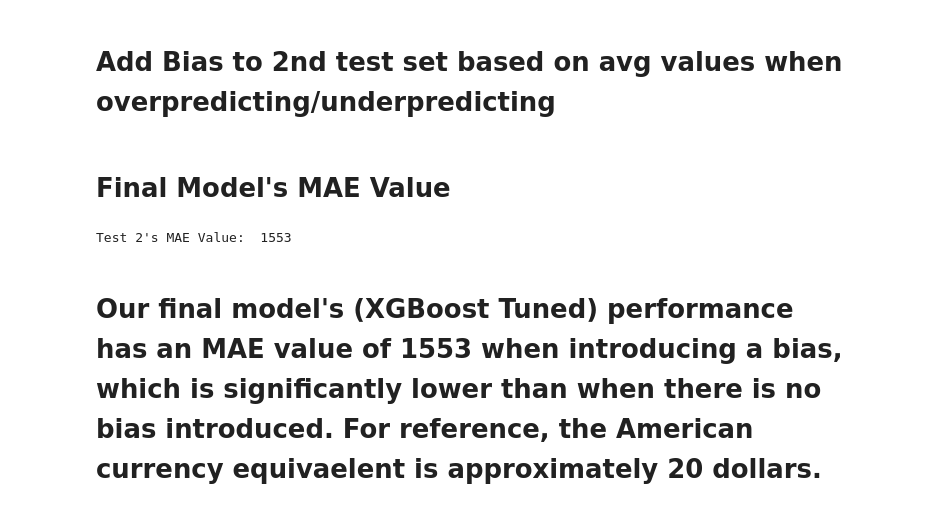
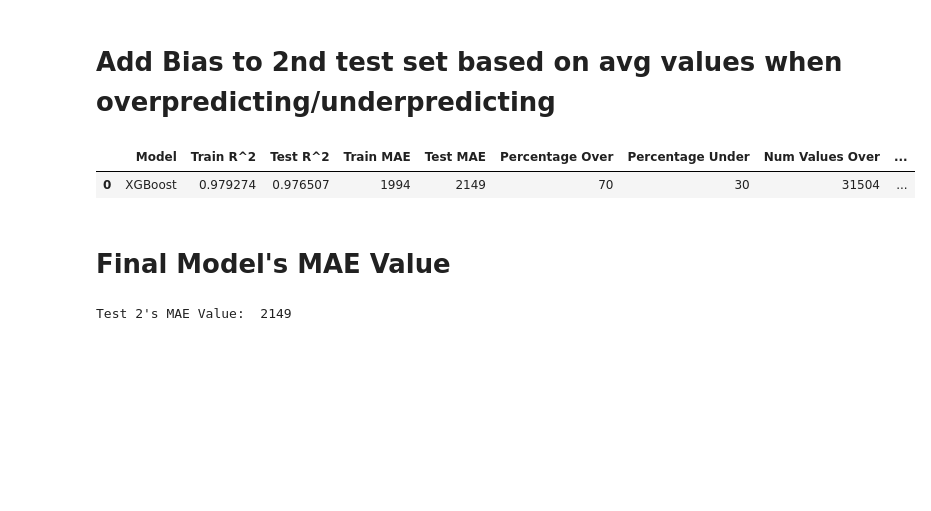
Before and after one commit to mkerekes1427/CAP-4770-Final-Project, a Jupyter notebook: flightprices.ipynb, the cells around one changed output. Drawn from its saved outputs; the diff is of its cells as text; code cells hidden in the pictures; blank space fills up the shorter version.

```diff
--- a/flightprices.ipynb
+++ b/flightprices.ipynb
@@ -956,13 +955,16 @@ pd.DataFrame({
 # %% [markdown]
 # Add Bias to 2nd test set based on avg values when overpredicting/underpredicting
 # %%
-def addBias(xgb_final_test2_pred_y, label, overValue, underValue):
-    returnList = xgb_final_test2_pred_y.copy()
-    for i in range(len(xgb_final_test2_pred_y)):
-        if xgb_final_test2_pred_y[i] - label[i] > 0:
-            returnList[i] = xgb_final_test2_pred_y[i] - abs(overValue)
-        else:
-            returnList[i] = xgb_final_test2_pred_y[i] + abs(underValue)
+def addBias(arr, label, overValue, underValue):
+
+    returnList = arr.copy()
+
+    probability_over = xgb_final_num_over/(xgb_final_num_over + xgb_final_num_under)
+    probability_under = 1 - probability_over
+    calibration_value = (-abs(overValue*probability_over) + abs(underValue*probability_under))
+
+    for i in range(len(arr)):
+        returnList[i] = arr[i] + calibration_value
 
     return returnList
 # %%
@@ -971,8 +972,28 @@ test2_mae = mean_absolute_error(xgb_test2_pred_y_with_bias, xgb_test2_y)
+# %%
+xgb_calibrated_train_r2, xgb_calibrated_test_r2, xgb_calibrated_train_mae, xgb_calibrated_test_mae = evaluate(xgb_final_model, xgb_train_x, xgb_train_y, xgb_test2_x, xgb_test2_y, xgb_final_train_pred_y, xgb_test2_pred_y_with_bias)
+xgb_calibrated_over_avg, xgb_calibrated_under_avg = calculate_over_under_avgs(calculate_differences(xgb_test2_pred_y_with_bias, xgb_test2_y))
+xgb_calibrated_over_pct, xgb_calibrated_under_pct, xgb_calibrated_num_over, xgb_calibrated_num_under = calculate_over_under_pcts(xgb_test2_pred_y_with_bias, xgb_test2_y)
+# %%
+pd.DataFrame({
+
+    "Model" : ["XGBoost"],
+    "Train R^2" : [xgb_calibrated_train_r2],
+    "Test R^2" : [xgb_calibrated_test_r2],
+    "Train MAE" : [round(xgb_calibrated_train_mae)],
+    "Test MAE" : [round(xgb_calibrated_test_mae)],
+    "Percentage Over" : [xgb_calibrated_over_pct],
+    "Percentage Under" : [xgb_calibrated_under_pct],
+    "Num Values Over" : [xgb_calibrated_num_over],
+    "Num Values Under" : [xgb_calibrated_num_under],
+    "Avg When Overpredicting" : [xgb_calibrated_over_avg],
+    "Avg When Underpredicting" : [xgb_calibrated_under_avg]
+})
+# %% [output]
+|  | Model | Train R^2 | Test R^2 | Train MAE | Test MAE | Percentage Over | Percentage Under | Num Values Over | ... |
+| 0 | XGBoost | 0.979274 | 0.976507 | 1994 | 2149 | 70 | 30 | 31504 | ... |
 # %% [markdown]
 # Final Model's MAE Value
 # %%
-print("Test 2's MAE Value: " , round(test2_mae))
+print("Test 2's MAE Value: " , round(xgb_calibrated_test_mae))
 # %% [output]
-Test 2's MAE Value:  1553
+Test 2's MAE Value:  2149
-# %% [markdown]
-# Our final model's (XGBoost Tuned) performance has an MAE value of 1553 when introducing a bias, which is significantly lower than when there is no bias introduced. For reference, the American currency equivaelent is approximately 20 dollars.
```
Also changed, not shown: parts of 9 cells of this notebook.
